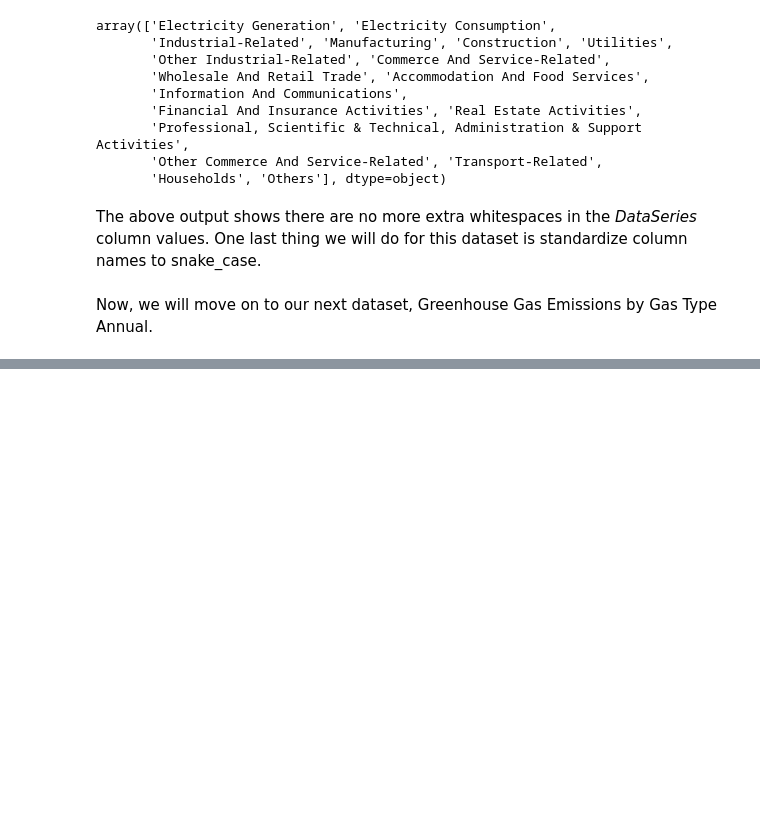
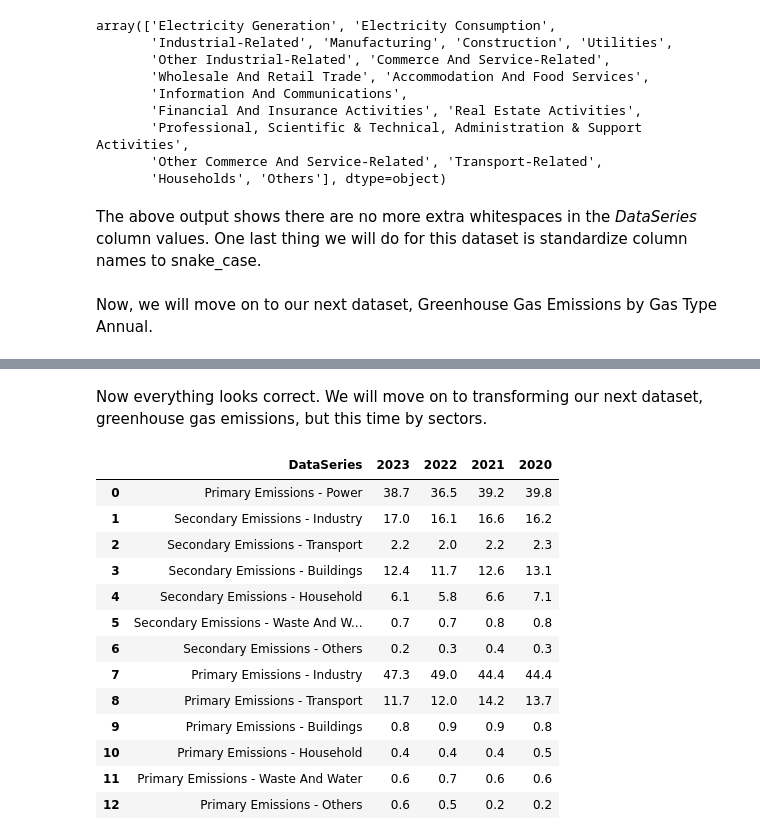
Before and after one commit to ChanKo555/net-zero-emission-data-analytics-project, a Jupyter notebook: Python Notebooks/data_preparation.ipynb, the cells around one changed output, grey strips where cells are left out. Drawn from its saved outputs; the diff is of its cells as text; code cells hidden in the pictures; blank space fills up the shorter version.

```diff
--- a/Python Notebooks/data_preparation.ipynb
+++ b/Python Notebooks/data_preparation.ipynb
@@ -330,0 +550,20 @@ Now, we will move on to our next dataset, Greenhouse Gas Emissions by Gas Type A
+# %% [markdown]
+Now everything looks correct. We will move on to transforming our next dataset, greenhouse gas emissions, but this time by sectors.
+# %%
+# View the greenhouse gas emission by sector dataset for data understanding
+ggas_emission_sector
+# %% [output]
+|  | DataSeries | 2023 | 2022 | 2021 | 2020 |
+| 0 | Primary Emissions - Power | 38.7 | 36.5 | 39.2 | 39.8 |
+| 1 | Secondary Emissions - Industry | 17.0 | 16.1 | 16.6 | 16.2 |
+| 2 | Secondary Emissions - Transport | 2.2 | 2.0 | 2.2 | 2.3 |
+| 3 | Secondary Emissions - Buildings | 12.4 | 11.7 | 12.6 | 13.1 |
+| 4 | Secondary Emissions - Household | 6.1 | 5.8 | 6.6 | 7.1 |
+| 5 | Secondary Emissions - Waste And W... | 0.7 | 0.7 | 0.8 | 0.8 |
+| 6 | Secondary Emissions - Others | 0.2 | 0.3 | 0.4 | 0.3 |
+| 7 | Primary Emissions - Industry | 47.3 | 49.0 | 44.4 | 44.4 |
+| 8 | Primary Emissions - Transport | 11.7 | 12.0 | 14.2 | 13.7 |
+| 9 | Primary Emissions - Buildings | 0.8 | 0.9 | 0.9 | 0.8 |
+| 10 | Primary Emissions - Household | 0.4 | 0.4 | 0.4 | 0.5 |
+| 11 | Primary Emissions - Waste And Water | 0.6 | 0.7 | 0.6 | 0.6 |
+| 12 | Primary Emissions - Others | 0.6 | 0.5 | 0.2 | 0.2 |
```
Also changed, not shown: parts of 45 cells of this notebook.
